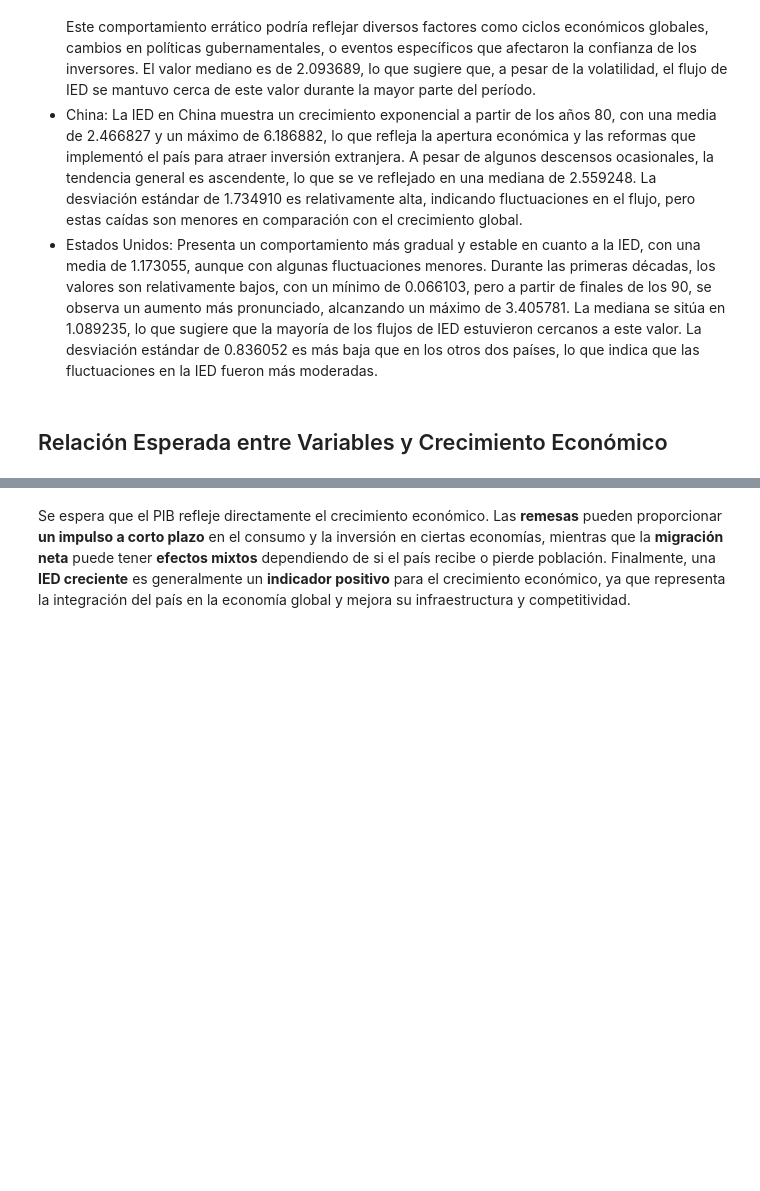
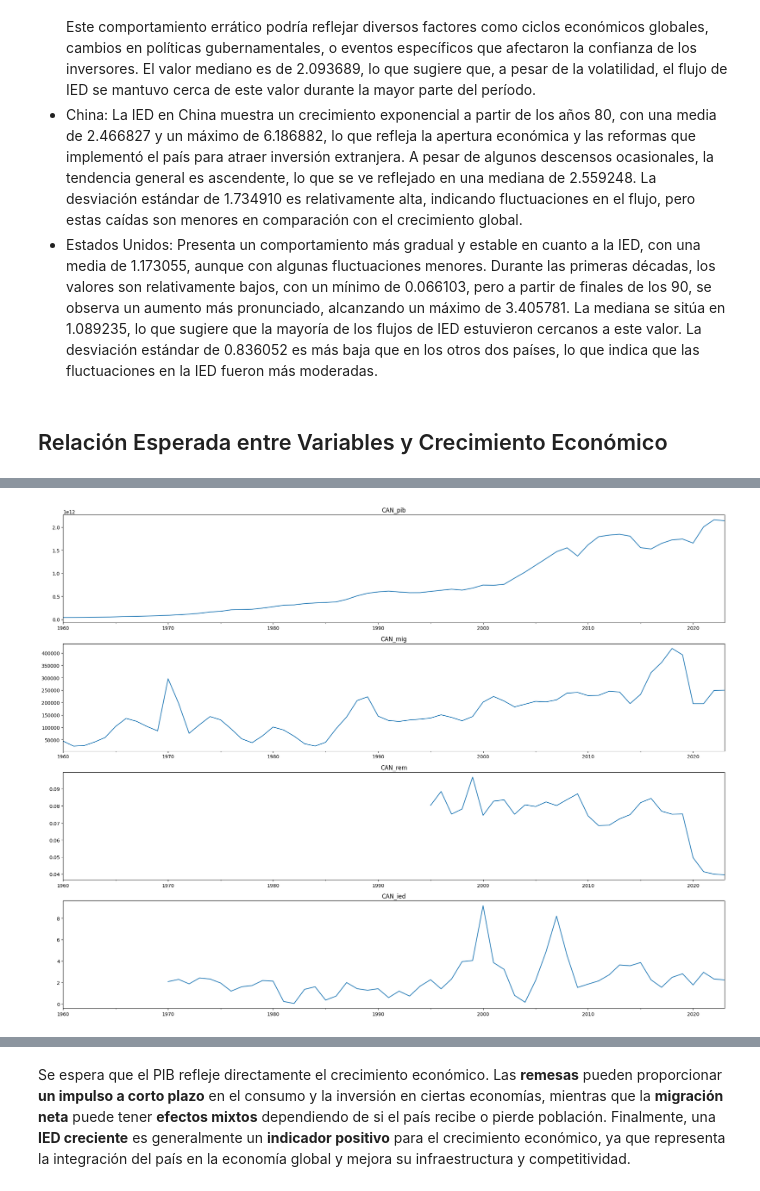
Before and after one commit to Maquililo/prueba-reclutamiento-python, a Jupyter notebook: notebook.ipynb, the cells around one changed output, grey strips where cells are left out. Drawn from its saved outputs; the diff is of its cells as text; code cells hidden in the pictures; blank space fills up the shorter version.

```diff
--- a/notebook.ipynb
+++ b/notebook.ipynb
@@ -411,0 +484,23 @@ plot_country_data(pib, mig, rem, ied, 'USA')
+# %%
+def plot_country_data(df):
+    plt.figure(figsize = (20, 15))
+
+    for i in range(4):
+        plt.subplot(4, 1, i + 1)
+        df.iloc[:, i].plot()
+        plt.title(f'{df.columns[i]}')
+
+    plt.tight_layout()
+    plt.show()
+# %%
+pib = pib.add_suffix('_pib')
+mig = mig.add_suffix('_mig')
+rem = rem.add_suffix('_rem')
+ied = ied.add_suffix('_ied')
+
+df = pd.concat(
+    [pib, mig, rem, ied],
+    axis = 1
+)
+
+df.head()
@@ -411,0 +514,5 @@ plot_country_data(pib, mig, rem, ied, 'USA')
+# %%
+can = df[['CAN_pib', 'CAN_mig', 'CAN_rem', 'CAN_ied']]
+plot_country_data(can)
+# %% [output]
+[figure, added]
```
Also changed, not shown: parts of 27 cells of this notebook.
